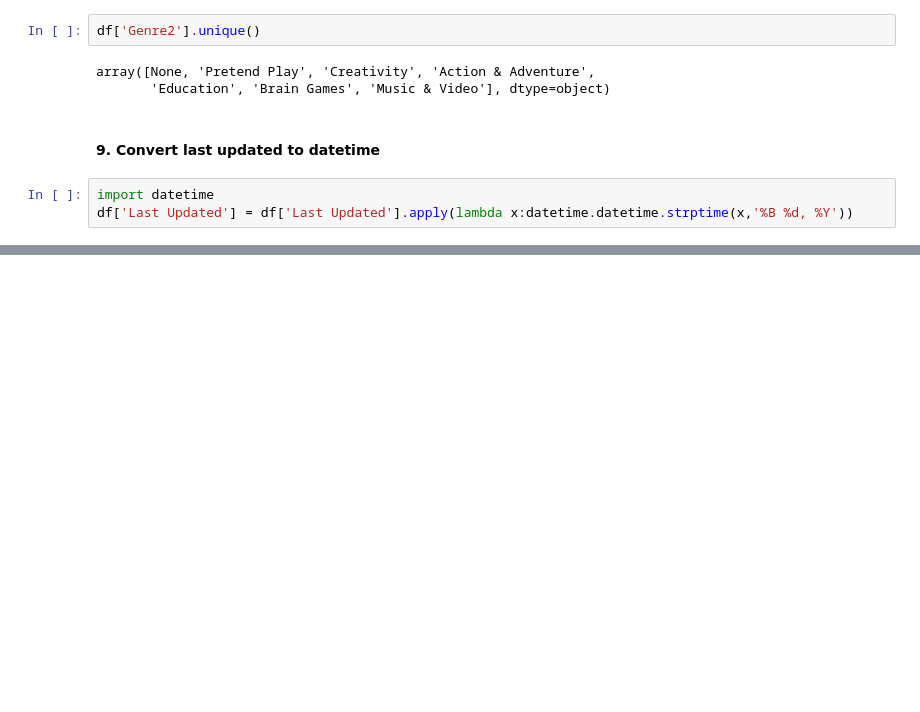
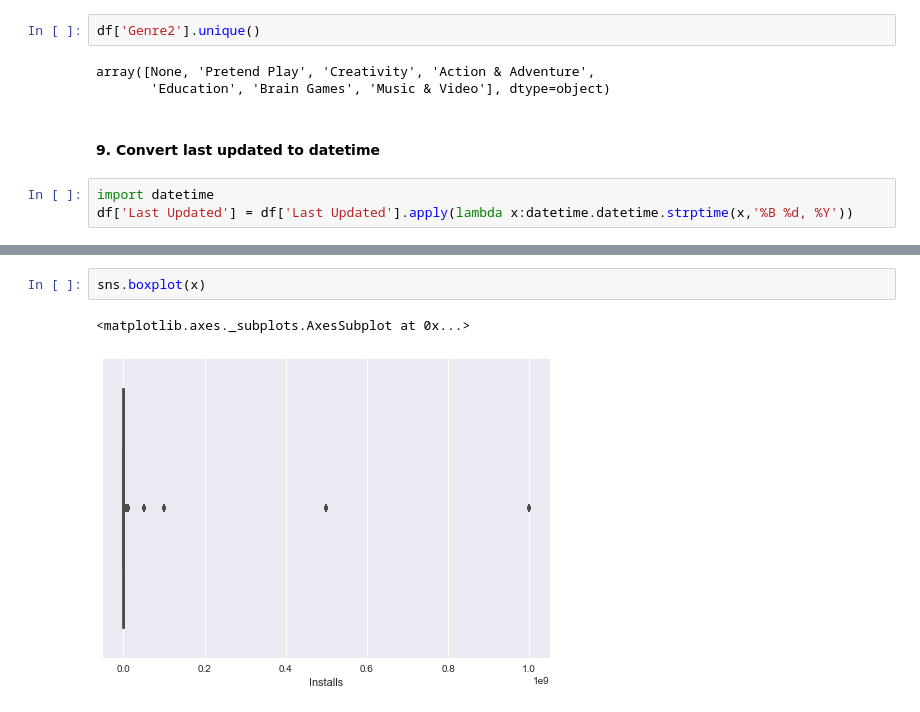
Before and after one commit to sherylwithans/potential-waddle, a Jupyter notebook: app_data_cleaning.ipynb, the cells around one changed output, grey strips where cells are left out. Cells and saved outputs as stored; diff of their text form; blank space fills up the shorter version.

```diff
--- a/app_data_cleaning.ipynb
+++ b/app_data_cleaning.ipynb
@@ -349,0 +394,5 @@ df.head()
+# %%
+sns.boxplot(x)
+# %% [output]
+<matplotlib.axes._subplots.AxesSubplot at 0x...>
+[figure, added]
```
Also changed, not shown: parts of 22 cells of this notebook.
